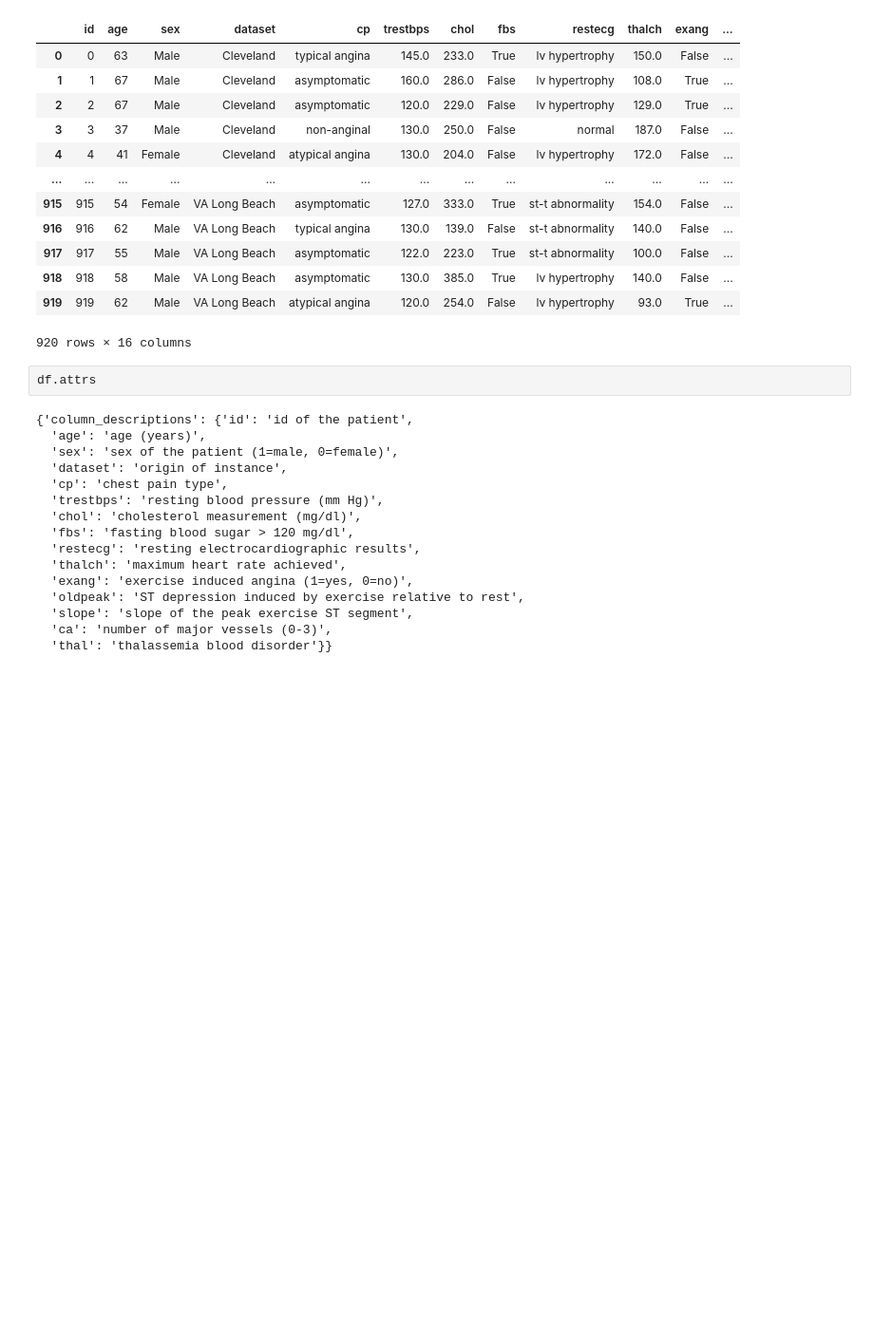
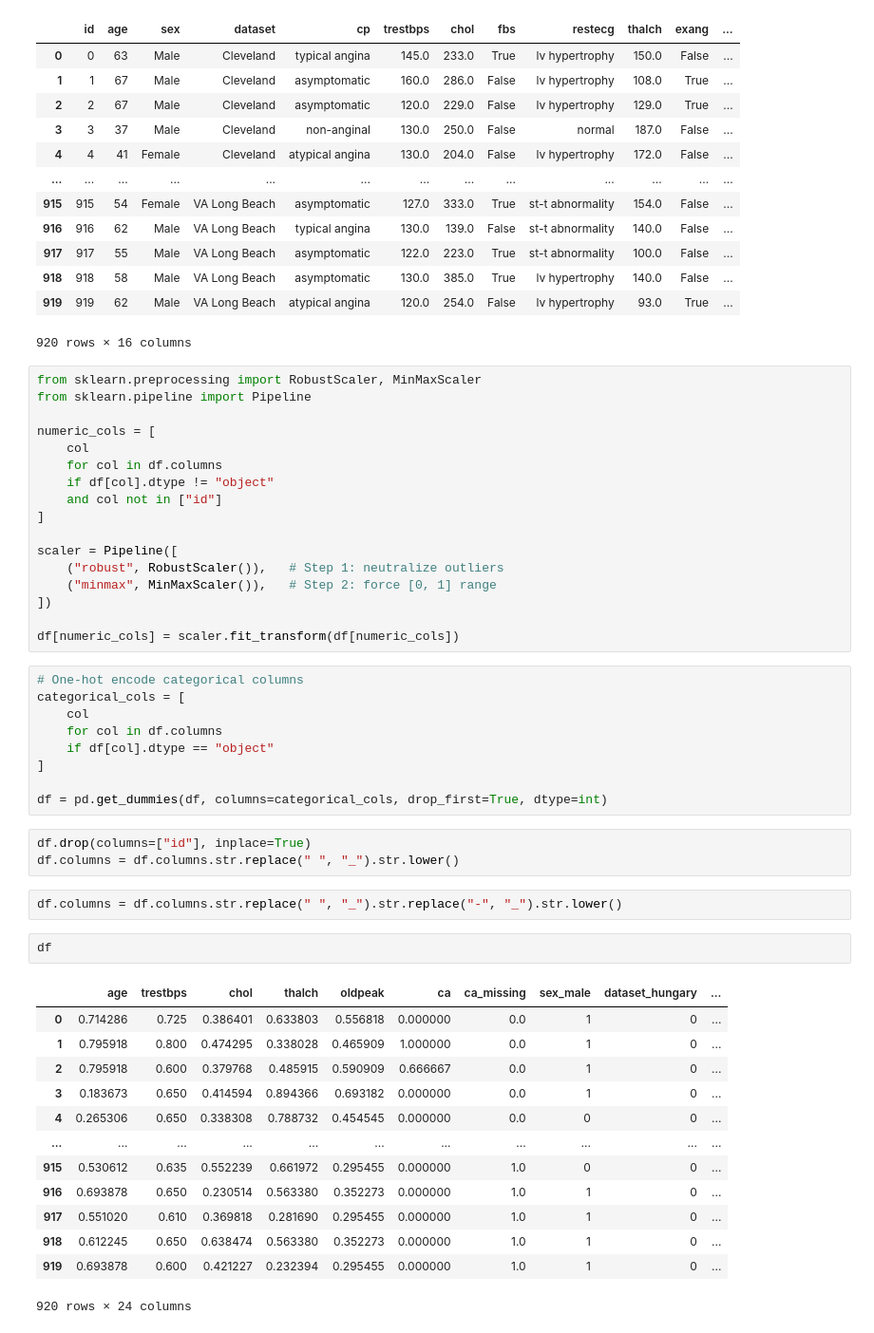
Before and after one commit to davidsmv/MachineLearningPortfolio, a Jupyter notebook: unsupervised_projects/1 - Clustering_For_Heart_Disease_Analysis.ipynb, the cells around one changed output. Shown at 95% size. Saved outputs shown, nothing was run; the diff lists cells and outputs as text; blank space fills up the shorter version.

```diff
--- a/unsupervised_projects/1 - Clustering_For_Heart_Disease_Analysis.ipynb
+++ b/unsupervised_projects/1 - Clustering_For_Heart_Disease_Analysis.ipynb
@@ -420,21 +420,50 @@ df
 | 918 | 918 | 58 | Male | VA Long Beach | asymptomatic | 130.0 | 385.0 | True | lv hypertrophy | 140.0 | False | ... |
 | 919 | 919 | 62 | Male | VA Long Beach | atypical angina | 120.0 | 254.0 | False | lv hypertrophy | 93.0 | True | ... |
 920 rows × 16 columns
+# %%
+from sklearn.preprocessing import RobustScaler, MinMaxScaler
+from sklearn.pipeline import Pipeline
+
+numeric_cols = [
+    col
+    for col in df.columns
+    if df[col].dtype != "object"
+    and col not in ["id"]
+]
+
+scaler = Pipeline([
+    ("robust", RobustScaler()),   # Step 1: neutralize outliers
+    ("minmax", MinMaxScaler()),   # Step 2: force [0, 1] range
+])
+
+df[numeric_cols] = scaler.fit_transform(df[numeric_cols])
 # %%
-df.attrs
+# One-hot encode categorical columns
+categorical_cols = [
+    col
+    for col in df.columns
+    if df[col].dtype == "object"
+]
+
+df = pd.get_dummies(df, columns=categorical_cols, drop_first=True, dtype=int)
-# %% [output]
-{'column_descriptions': {'id': 'id of the patient',
-  'age': 'age (years)',
-  'sex': 'sex of the patient (1=male, 0=female)',
-  'dataset': 'origin of instance',
-  'cp': 'chest pain type',
-  'trestbps': 'resting blood pressure (mm Hg)',
-  'chol': 'cholesterol measurement (mg/dl)',
-  'fbs': 'fasting blood sugar > 120 mg/dl',
-  'restecg': 'resting electrocardiographic results',
-  'thalch': 'maximum heart rate achieved',
-  'exang': 'exercise induced angina (1=yes, 0=no)',
-  'oldpeak': 'ST depression induced by exercise relative to rest',
-  'slope': 'slope of the peak exercise ST segment',
-  'ca': 'number of major vessels (0-3)',
-  'thal': 'thalassemia blood disorder'}}
+# %%
+df.drop(columns=["id"], inplace=True)
+df.columns = df.columns.str.replace(" ", "_").str.lower()
+# %%
+df.columns = df.columns.str.replace(" ", "_").str.replace("-", "_").str.lower()
+# %%
+df
+# %% [output]
+|  | age | trestbps | chol | thalch | oldpeak | ca | ca_missing | sex_male | dataset_hungary | ... |
+| 0 | 0.714286 | 0.725 | 0.386401 | 0.633803 | 0.556818 | 0.000000 | 0.0 | 1 | 0 | ... |
+| 1 | 0.795918 | 0.800 | 0.474295 | 0.338028 | 0.465909 | 1.000000 | 0.0 | 1 | 0 | ... |
+| 2 | 0.795918 | 0.600 | 0.379768 | 0.485915 | 0.590909 | 0.666667 | 0.0 | 1 | 0 | ... |
+| 3 | 0.183673 | 0.650 | 0.414594 | 0.894366 | 0.693182 | 0.000000 | 0.0 | 1 | 0 | ... |
+| 4 | 0.265306 | 0.650 | 0.338308 | 0.788732 | 0.454545 | 0.000000 | 0.0 | 0 | 0 | ... |
+| ... | ... | ... | ... | ... | ... | ... | ... | ... | ... | ... |
+| 915 | 0.530612 | 0.635 | 0.552239 | 0.661972 | 0.295455 | 0.000000 | 1.0 | 0 | 0 | ... |
+| 916 | 0.693878 | 0.650 | 0.230514 | 0.563380 | 0.352273 | 0.000000 | 1.0 | 1 | 0 | ... |
+| 917 | 0.551020 | 0.610 | 0.369818 | 0.281690 | 0.295455 | 0.000000 | 1.0 | 1 | 0 | ... |
+| 918 | 0.612245 | 0.650 | 0.638474 | 0.563380 | 0.352273 | 0.000000 | 1.0 | 1 | 0 | ... |
+| 919 | 0.693878 | 0.600 | 0.421227 | 0.232394 | 0.295455 | 0.000000 | 1.0 | 1 | 0 | ... |
+920 rows × 24 columns
```
